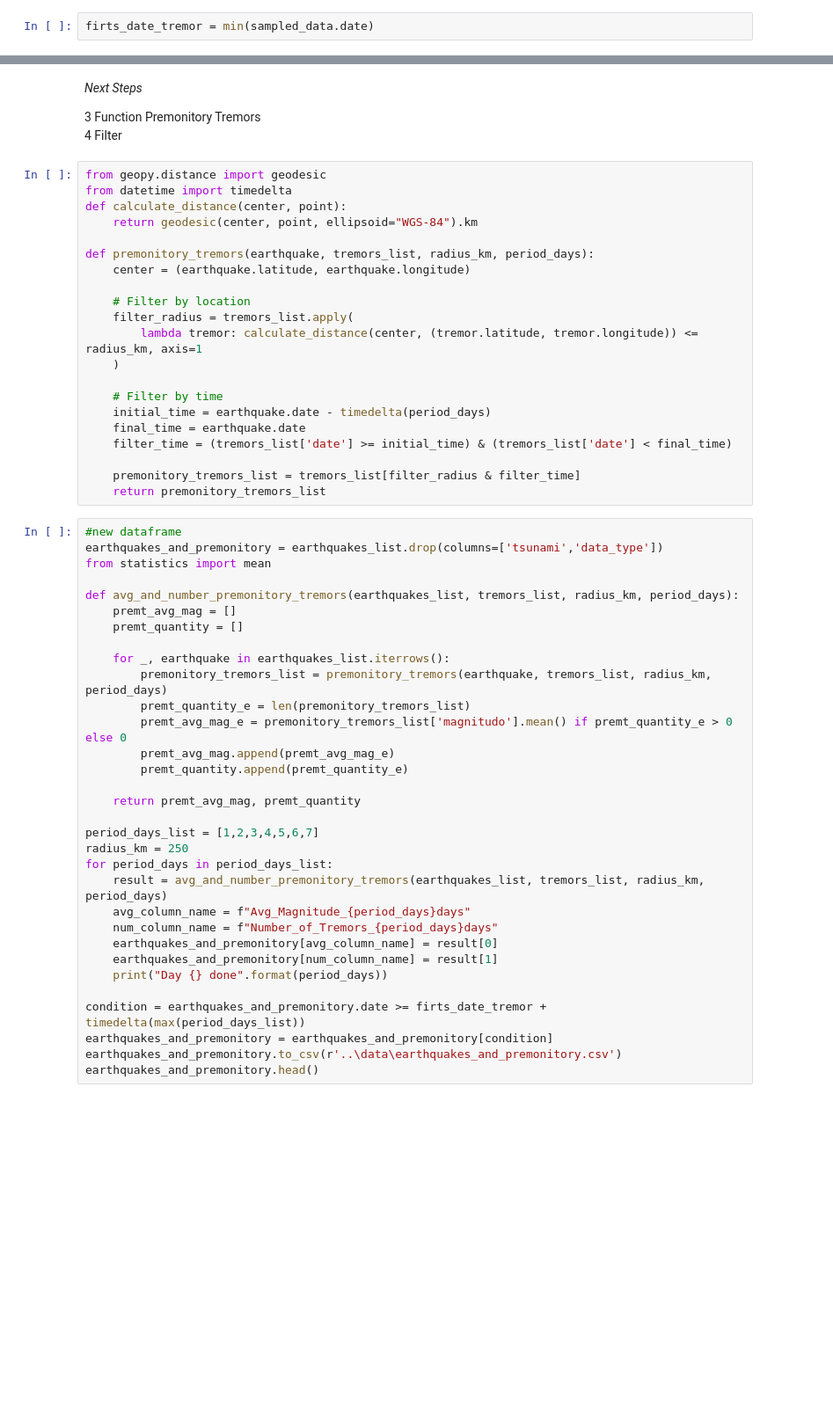
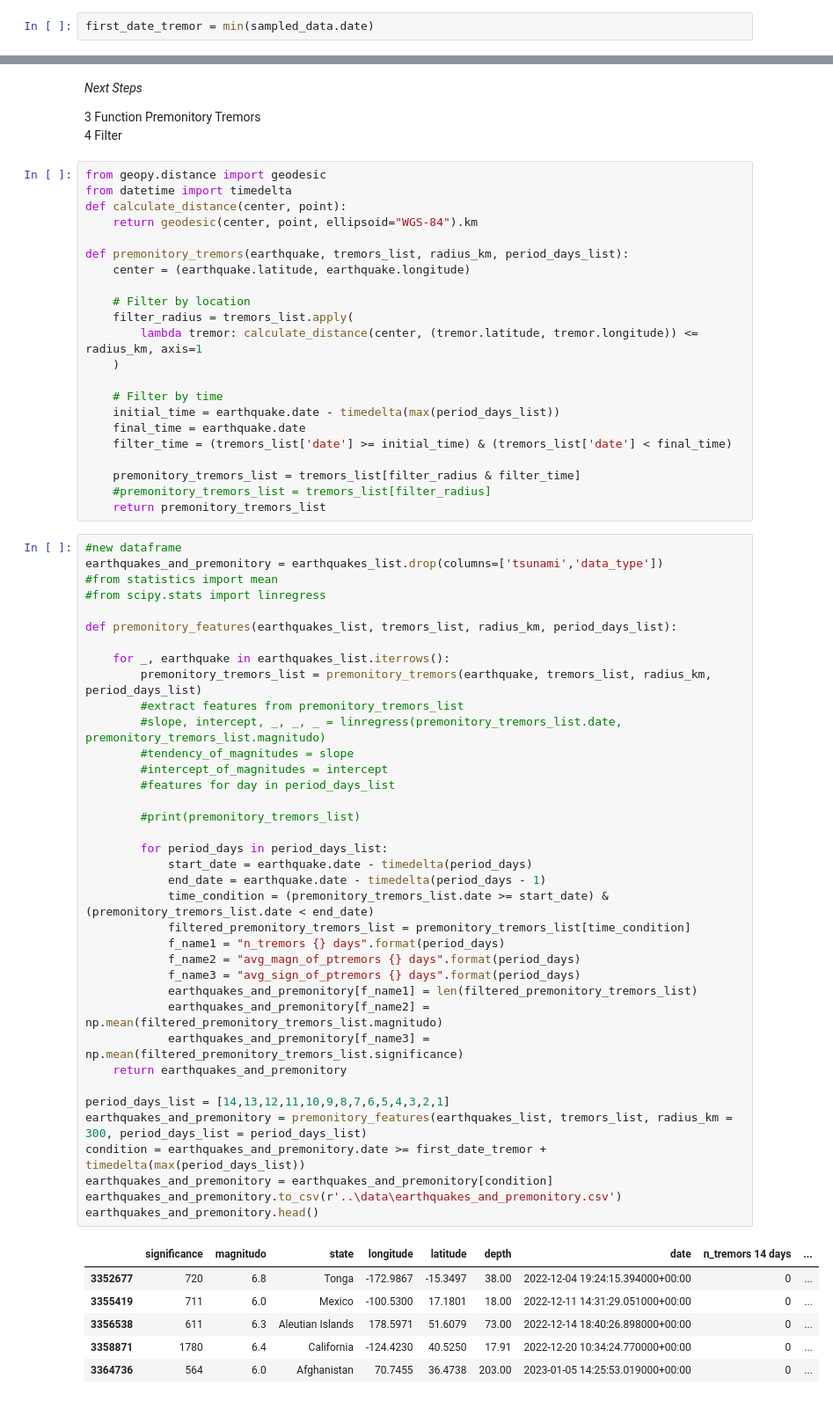
Before and after one commit to DiegoMZD/Earthquakes, a Jupyter notebook: jupyter_notebooks/Earthquakes.ipynb, the cells around one changed output, grey strips where cells are left out. Shown at 88% size. Cells and saved outputs as stored; diff of their text form; blank space fills up the shorter version.

```diff
--- a/jupyter_notebooks/Earthquakes.ipynb
+++ b/jupyter_notebooks/Earthquakes.ipynb
@@ -98,5 +98,5 @@ sampled_data.head()
 # %%
-firts_date_tremor = min(sampled_data.date)
+first_date_tremor = min(sampled_data.date)
 # %% [markdown]
 *First Steps*
 
@@ -139,7 +139,7 @@ from datetime import timedelta
 def calculate_distance(center, point):
     return geodesic(center, point, ellipsoid="WGS-84").km
 
-def premonitory_tremors(earthquake, tremors_list, radius_km, period_days):
+def premonitory_tremors(earthquake, tremors_list, radius_km, period_days_list):
     center = (earthquake.latitude, earthquake.longitude)
 
     # Filter by location
@@ -148,41 +148,54 @@ def premonitory_tremors(earthquake, tremors_list, radius_km, period_days):
     )
 
     # Filter by time
-    initial_time = earthquake.date - timedelta(period_days)
+    initial_time = earthquake.date - timedelta(max(period_days_list))
     final_time = earthquake.date
     filter_time = (tremors_list['date'] >= initial_time) & (tremors_list['date'] < final_time)
 
     premonitory_tremors_list = tremors_list[filter_radius & filter_time]
+    #premonitory_tremors_list = tremors_list[filter_radius]
     return premonitory_tremors_list
 # %%
 #new dataframe
 earthquakes_and_premonitory = earthquakes_list.drop(columns=['tsunami','data_type'])
-from statistics import mean
+#from statistics import mean
+#from scipy.stats import linregress
 
-def avg_and_number_premonitory_tremors(earthquakes_list, tremors_list, radius_km, period_days):
-    premt_avg_mag = []
-    premt_quantity = []
+def premonitory_features(earthquakes_list, tremors_list, radius_km, period_days_list):
 
     for _, earthquake in earthquakes_list.iterrows():
-        premonitory_tremors_list = premonitory_tremors(earthquake, tremors_list, radius_km, period_days)
-        premt_quantity_e = len(premonitory_tremors_list)
-        premt_avg_mag_e = premonitory_tremors_list['magnitudo'].mean() if premt_quantity_e > 0 else 0
-        premt_avg_mag.append(premt_avg_mag_e)
-        premt_quantity.append(premt_quantity_e)
+        premonitory_tremors_list = premonitory_tremors(earthquake, tremors_list, radius_km, period_days_list)
+        #extract features from premonitory_tremors_list
+        #slope, intercept, _, _, _ = linregress(premonitory_tremors_list.date, premonitory_tremors_list.magnitudo)
+        #tendency_of_magnitudes = slope
+        #intercept_of_magnitudes = intercept
+        #features for day in period_days_list
 
-    return premt_avg_mag, premt_quantity
+        #print(premonitory_tremors_list)
 
-period_days_list = [1,2,3,4,5,6,7]
-radius_km = 250
-for period_days in period_days_list:
-    result = avg_and_number_premonitory_tremors(earthquakes_list, tremors_list, radius_km, period_days)
-    avg_column_name = f"Avg_Magnitude_{period_days}days"
-    num_column_name = f"Number_of_Tremors_{period_days}days"
-    earthquakes_and_premonitory[avg_column_name] = result[0]
-    earthquakes_and_premonitory[num_column_name] = result[1]
-    print("Day {} done".format(period_days))
+        for period_days in period_days_list:
+            start_date = earthquake.date - timedelta(period_days)
+            end_date = earthquake.date - timedelta(period_days - 1)
+            time_condition = (premonitory_tremors_list.date >= start_date) & (premonitory_tremors_list.date < end_date)
+            filtered_premonitory_tremors_list = premonitory_tremors_list[time_condition]
+            f_name1 = "n_tremors {} days".format(period_days)
+            f_name2 = "avg_magn_of_ptremors {} days".format(period_days)
+            f_name3 = "avg_sign_of_ptremors {} days".format(period_days)
+            earthquakes_and_premonitory[f_name1] = len(filtered_premonitory_tremors_list)
+            earthquakes_and_premonitory[f_name2] = np.mean(filtered_premonitory_tremors_list.magnitudo)
+            earthquakes_and_premonitory[f_name3] = np.mean(filtered_premonitory_tremors_list.significance)
+    return earthquakes_and_premonitory
 
-condition = earthquakes_and_premonitory.date >= firts_date_tremor + timedelta(max(period_days_list))
+period_days_list = [14,13,12,11,10,9,8,7,6,5,4,3,2,1]
+earthquakes_and_premonitory = premonitory_features(earthquakes_list, tremors_list, radius_km = 300, period_days_list = period_days_list)
+condition = earthquakes_and_premonitory.date >= first_date_tremor + timedelta(max(period_days_list))
 earthquakes_and_premonitory = earthquakes_and_premonitory[condition]
 earthquakes_and_premonitory.to_csv(r'..\data\earthquakes_and_premonitory.csv')
 earthquakes_and_premonitory.head()
+# %% [output]
+|  | significance | magnitudo | state | longitude | latitude | depth | date | n_tremors 14 days | ... |
+| 3352677 | 720 | 6.8 | Tonga | -172.9867 | -15.3497 | 38.00 | 2022-12-04 19:24:15.394000+00:00 | 0 | ... |
+| 3355419 | 711 | 6.0 | Mexico | -100.5300 | 17.1801 | 18.00 | 2022-12-11 14:31:29.051000+00:00 | 0 | ... |
+| 3356538 | 611 | 6.3 | Aleutian Islands | 178.5971 | 51.6079 | 73.00 | 2022-12-14 18:40:26.898000+00:00 | 0 | ... |
+| 3358871 | 1780 | 6.4 | California | -124.4230 | 40.5250 | 17.91 | 2022-12-20 10:34:24.770000+00:00 | 0 | ... |
+| 3364736 | 564 | 6.0 | Afghanistan | 70.7455 | 36.4738 | 203.00 | 2023-01-05 14:25:53.019000+00:00 | 0 | ... |
```
Also changed, not shown: parts of 11 cells of this notebook, 1 other file.
